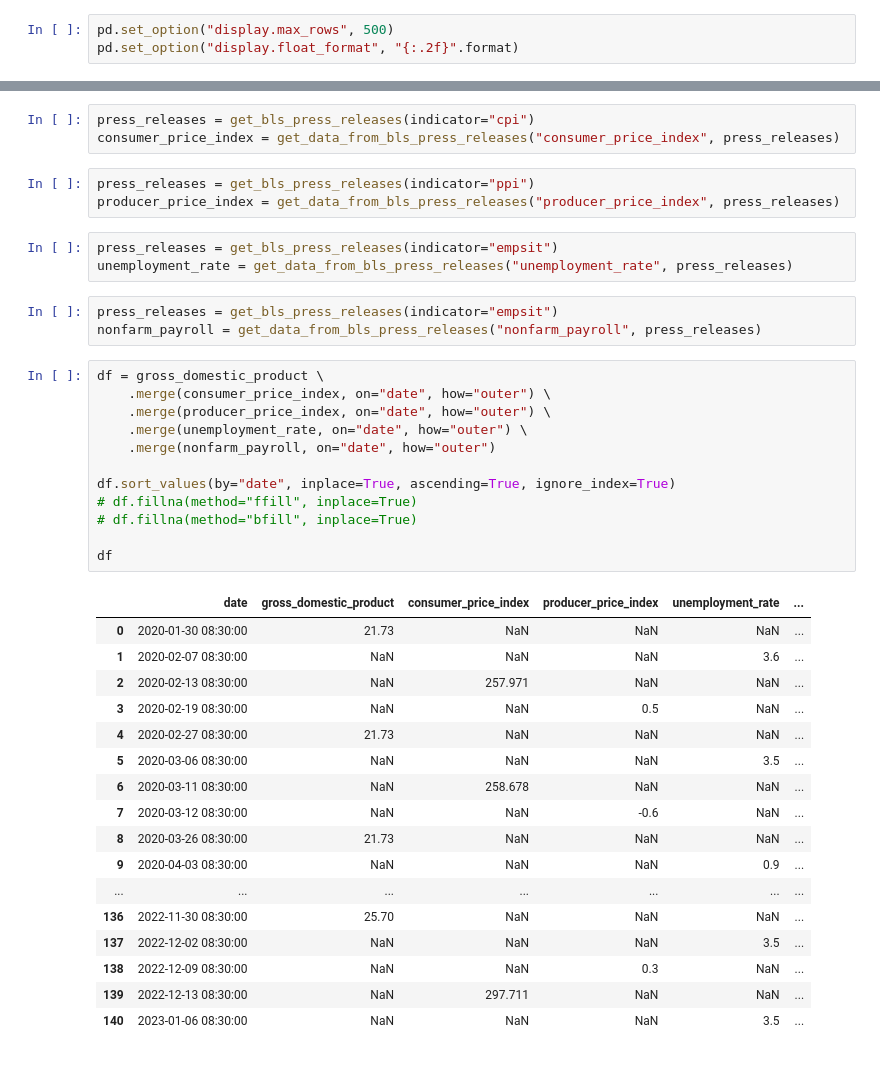
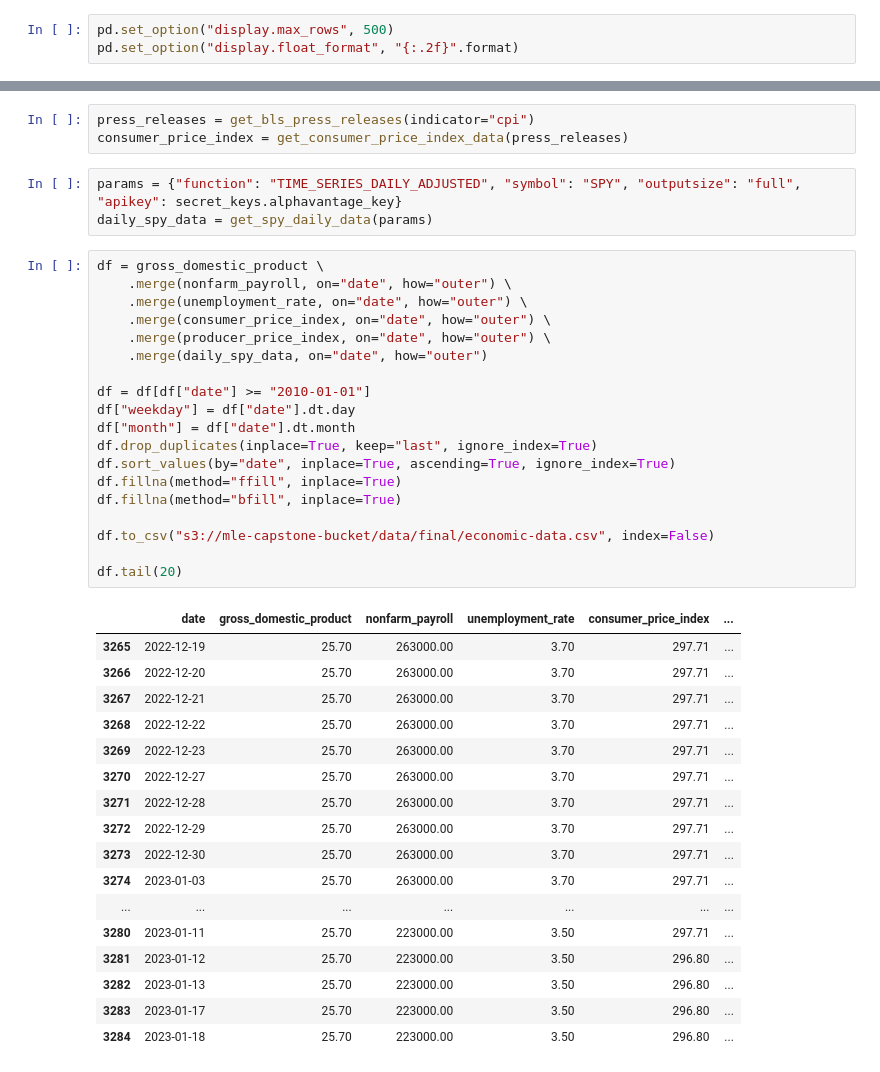
Before and after one commit to noelnamai/mle-alpha-vantage, a Jupyter notebook: airflow/bls.ipynb, the cells around one changed output, grey strips where cells are left out. Cells and saved outputs as stored; diff of their text form.

```diff
--- a/airflow/bls.ipynb
+++ b/airflow/bls.ipynb
@@ -138,42 +311,43 @@ gross_domestic_product = get_gdp_from_press_releases("gross_domestic_product", p
 # %%
 press_releases = get_bls_press_releases(indicator="cpi")
-consumer_price_index = get_data_from_bls_press_releases("consumer_price_index", press_releases)
+consumer_price_index = get_consumer_price_index_data(press_releases)
-# %%
-press_releases = get_bls_press_releases(indicator="ppi")
-producer_price_index = get_data_from_bls_press_releases("producer_price_index", press_releases)
-# %%
-press_releases = get_bls_press_releases(indicator="empsit")
-unemployment_rate = get_data_from_bls_press_releases("unemployment_rate", press_releases)
-# %%
-press_releases = get_bls_press_releases(indicator="empsit")
-nonfarm_payroll = get_data_from_bls_press_releases("nonfarm_payroll", press_releases)
+# %%
+params = {"function": "TIME_SERIES_DAILY_ADJUSTED", "symbol": "SPY", "outputsize": "full", "apikey": secret_keys.alphavantage_key}
+daily_spy_data = get_spy_daily_data(params)
 # %%
 df = gross_domestic_product \
+    .merge(nonfarm_payroll, on="date", how="outer") \
+    .merge(unemployment_rate, on="date", how="outer") \
     .merge(consumer_price_index, on="date", how="outer") \
     .merge(producer_price_index, on="date", how="outer") \
-    .merge(unemployment_rate, on="date", how="outer") \
-    .merge(nonfarm_payroll, on="date", how="outer")
+    .merge(daily_spy_data, on="date", how="outer")
 
+df = df[df["date"] >= "2010-01-01"]
+df["weekday"] = df["date"].dt.day
+df["month"] = df["date"].dt.month
+df.drop_duplicates(inplace=True, keep="last", ignore_index=True)
 df.sort_values(by="date", inplace=True, ascending=True, ignore_index=True)
-# df.fillna(method="ffill", inplace=True)
-# df.fillna(method="bfill", inplace=True)
+df.fillna(method="ffill", inplace=True)
+df.fillna(method="bfill", inplace=True)
 
-df
+df.to_csv("s3://mle-capstone-bucket/data/final/economic-data.csv", index=False)
+
+df.tail(20)
 # %% [output]
-|  | date | gross_domestic_product | consumer_price_index | producer_price_index | unemployment_rate | ... |
-| 0 | 2020-01-30 08:30:00 | 21.73 | NaN | NaN | NaN | ... |
-| 1 | 2020-02-07 08:30:00 | NaN | NaN | NaN | 3.6 | ... |
-| 2 | 2020-02-13 08:30:00 | NaN | 257.971 | NaN | NaN | ... |
-| 3 | 2020-02-19 08:30:00 | NaN | NaN | 0.5 | NaN | ... |
-| 4 | 2020-02-27 08:30:00 | 21.73 | NaN | NaN | NaN | ... |
-| 5 | 2020-03-06 08:30:00 | NaN | NaN | NaN | 3.5 | ... |
-| 6 | 2020-03-11 08:30:00 | NaN | 258.678 | NaN | NaN | ... |
-| 7 | 2020-03-12 08:30:00 | NaN | NaN | -0.6 | NaN | ... |
-| 8 | 2020-03-26 08:30:00 | 21.73 | NaN | NaN | NaN | ... |
-| 9 | 2020-04-03 08:30:00 | NaN | NaN | NaN | 0.9 | ... |
+|  | date | gross_domestic_product | nonfarm_payroll | unemployment_rate | consumer_price_index | ... |
+| 3265 | 2022-12-19 | 25.70 | 263000.00 | 3.70 | 297.71 | ... |
+| 3266 | 2022-12-20 | 25.70 | 263000.00 | 3.70 | 297.71 | ... |
+| 3267 | 2022-12-21 | 25.70 | 263000.00 | 3.70 | 297.71 | ... |
+| 3268 | 2022-12-22 | 25.70 | 263000.00 | 3.70 | 297.71 | ... |
+| 3269 | 2022-12-23 | 25.70 | 263000.00 | 3.70 | 297.71 | ... |
+| 3270 | 2022-12-27 | 25.70 | 263000.00 | 3.70 | 297.71 | ... |
+| 3271 | 2022-12-28 | 25.70 | 263000.00 | 3.70 | 297.71 | ... |
+| 3272 | 2022-12-29 | 25.70 | 263000.00 | 3.70 | 297.71 | ... |
+| 3273 | 2022-12-30 | 25.70 | 263000.00 | 3.70 | 297.71 | ... |
+| 3274 | 2023-01-03 | 25.70 | 263000.00 | 3.70 | 297.71 | ... |
 | ... | ... | ... | ... | ... | ... | ... |
-| 136 | 2022-11-30 08:30:00 | 25.70 | NaN | NaN | NaN | ... |
-| 137 | 2022-12-02 08:30:00 | NaN | NaN | NaN | 3.5 | ... |
-| 138 | 2022-12-09 08:30:00 | NaN | NaN | 0.3 | NaN | ... |
-| 139 | 2022-12-13 08:30:00 | NaN | 297.711 | NaN | NaN | ... |
-| 140 | 2023-01-06 08:30:00 | NaN | NaN | NaN | 3.5 | ... |
+| 3280 | 2023-01-11 | 25.70 | 223000.00 | 3.50 | 297.71 | ... |
+| 3281 | 2023-01-12 | 25.70 | 223000.00 | 3.50 | 296.80 | ... |
+| 3282 | 2023-01-13 | 25.70 | 223000.00 | 3.50 | 296.80 | ... |
+| 3283 | 2023-01-17 | 25.70 | 223000.00 | 3.50 | 296.80 | ... |
+| 3284 | 2023-01-18 | 25.70 | 223000.00 | 3.50 | 296.80 | ... |
```
Also changed, not shown: parts of 27 cells of this notebook, 5 other files.
